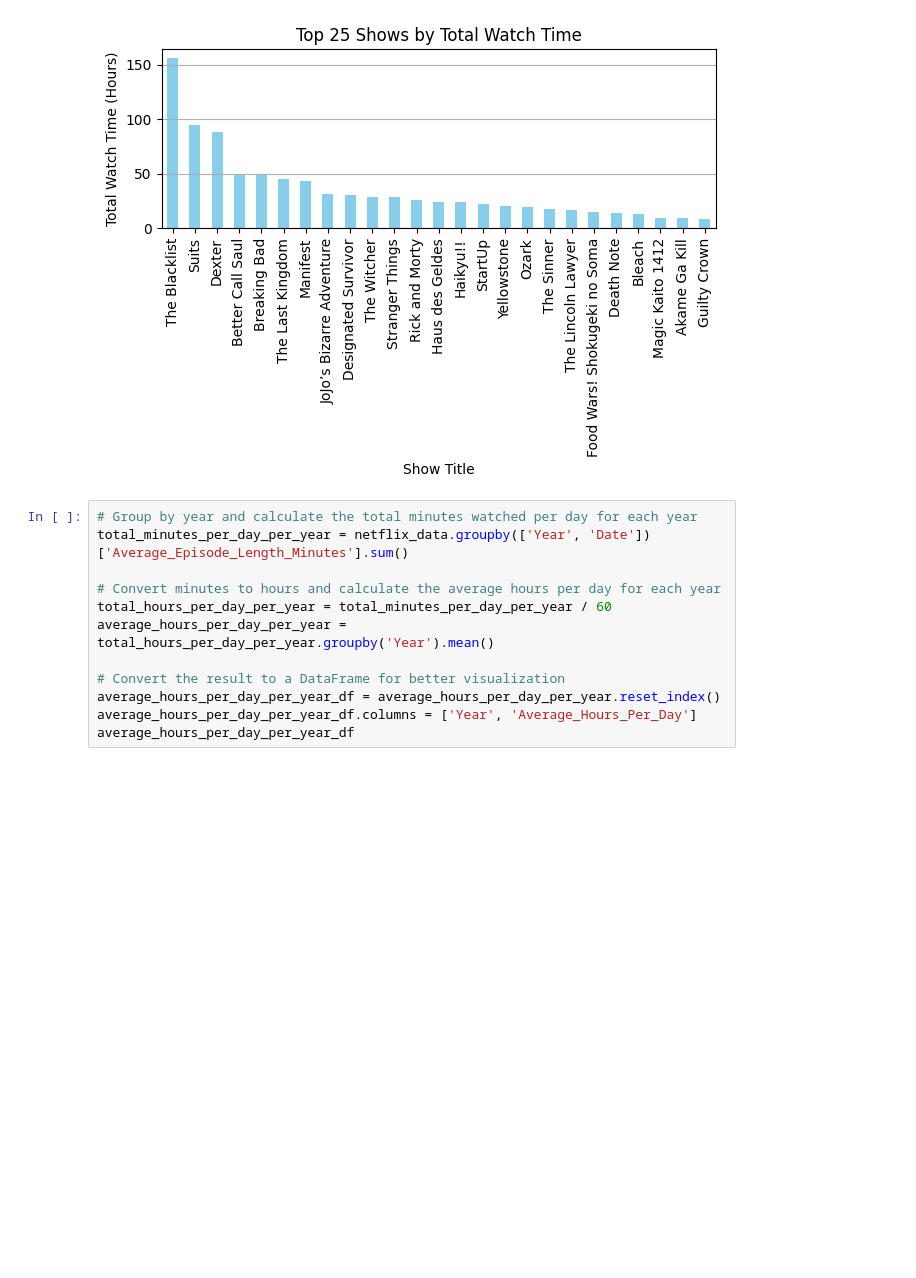
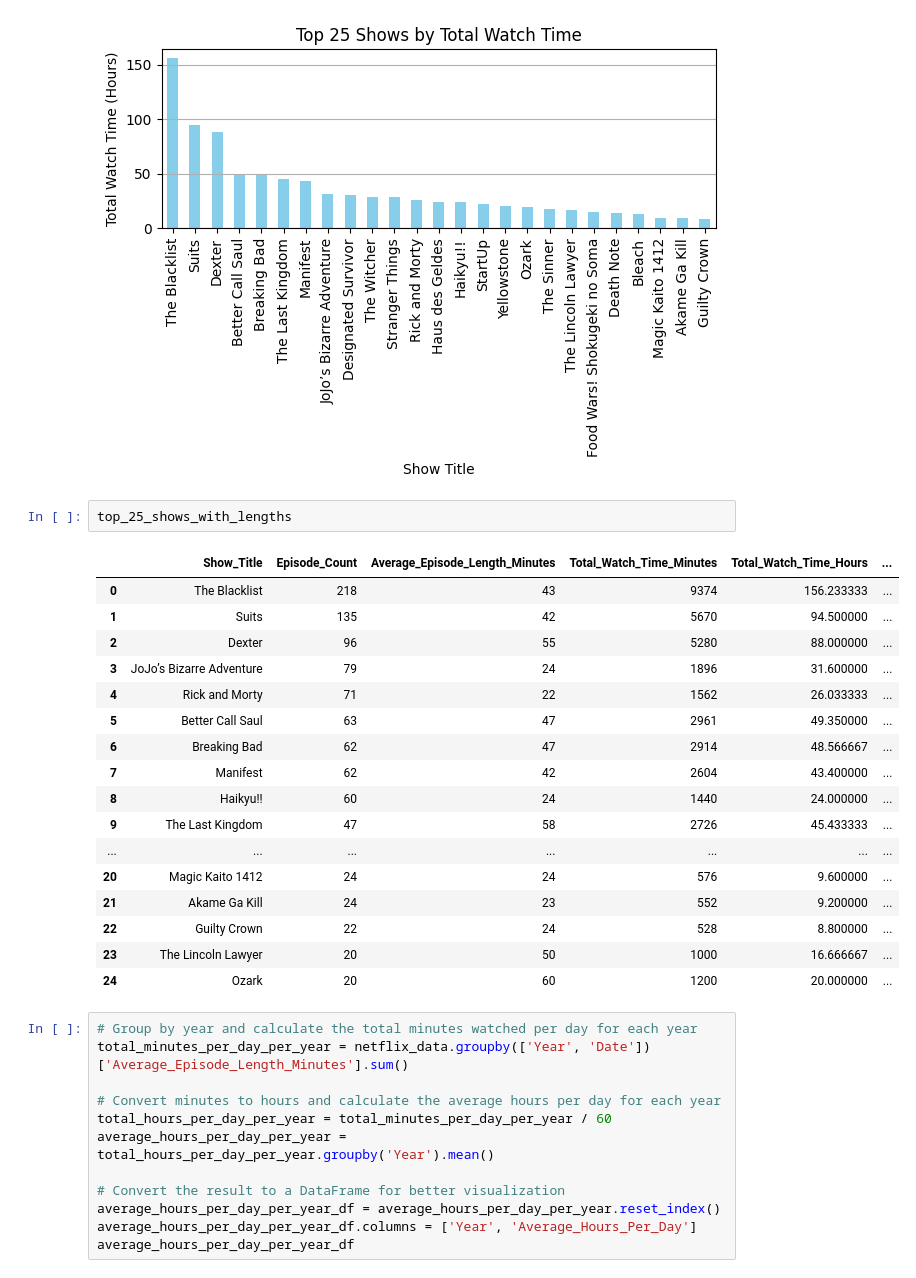
Before and after one commit to joos-too/netflixViewingHistory, a Jupyter notebook: analysis.ipynb, the cells around one changed output. Drawn from its saved outputs; the diff is of its cells as text; blank space fills up the shorter version.

```diff
--- a/analysis.ipynb
+++ b/analysis.ipynb
@@ -271,6 +271,26 @@ plt.show()
 # %% [output]
 <Figure size 1200x800 with 0 Axes>
 [figure]
+# %%
+top_25_shows_with_lengths
+# %% [output]
+|  | Show_Title | Episode_Count | Average_Episode_Length_Minutes | Total_Watch_Time_Minutes | Total_Watch_Time_Hours | ... |
+| 0 | The Blacklist | 218 | 43 | 9374 | 156.233333 | ... |
+| 1 | Suits | 135 | 42 | 5670 | 94.500000 | ... |
+| 2 | Dexter | 96 | 55 | 5280 | 88.000000 | ... |
+| 3 | JoJo’s Bizarre Adventure | 79 | 24 | 1896 | 31.600000 | ... |
+| 4 | Rick and Morty | 71 | 22 | 1562 | 26.033333 | ... |
+| 5 | Better Call Saul | 63 | 47 | 2961 | 49.350000 | ... |
+| 6 | Breaking Bad | 62 | 47 | 2914 | 48.566667 | ... |
+| 7 | Manifest | 62 | 42 | 2604 | 43.400000 | ... |
+| 8 | Haikyu!! | 60 | 24 | 1440 | 24.000000 | ... |
+| 9 | The Last Kingdom | 47 | 58 | 2726 | 45.433333 | ... |
+| ... | ... | ... | ... | ... | ... | ... |
+| 20 | Magic Kaito 1412 | 24 | 24 | 576 | 9.600000 | ... |
+| 21 | Akame Ga Kill | 24 | 23 | 552 | 9.200000 | ... |
+| 22 | Guilty Crown | 22 | 24 | 528 | 8.800000 | ... |
+| 23 | The Lincoln Lawyer | 20 | 50 | 1000 | 16.666667 | ... |
+| 24 | Ozark | 20 | 60 | 1200 | 20.000000 | ... |
 # %%
 # Group by year and calculate the total minutes watched per day for each year
 total_minutes_per_day_per_year = netflix_data.groupby(['Year', 'Date'])['Average_Episode_Length_Minutes'].sum()
```
